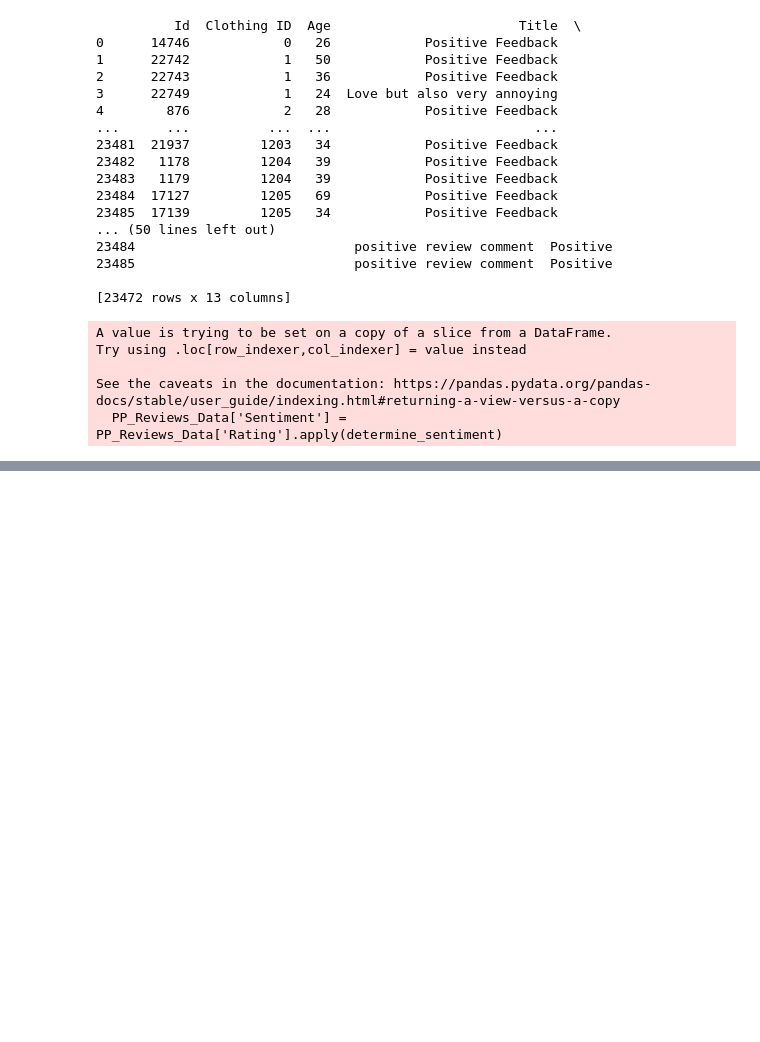
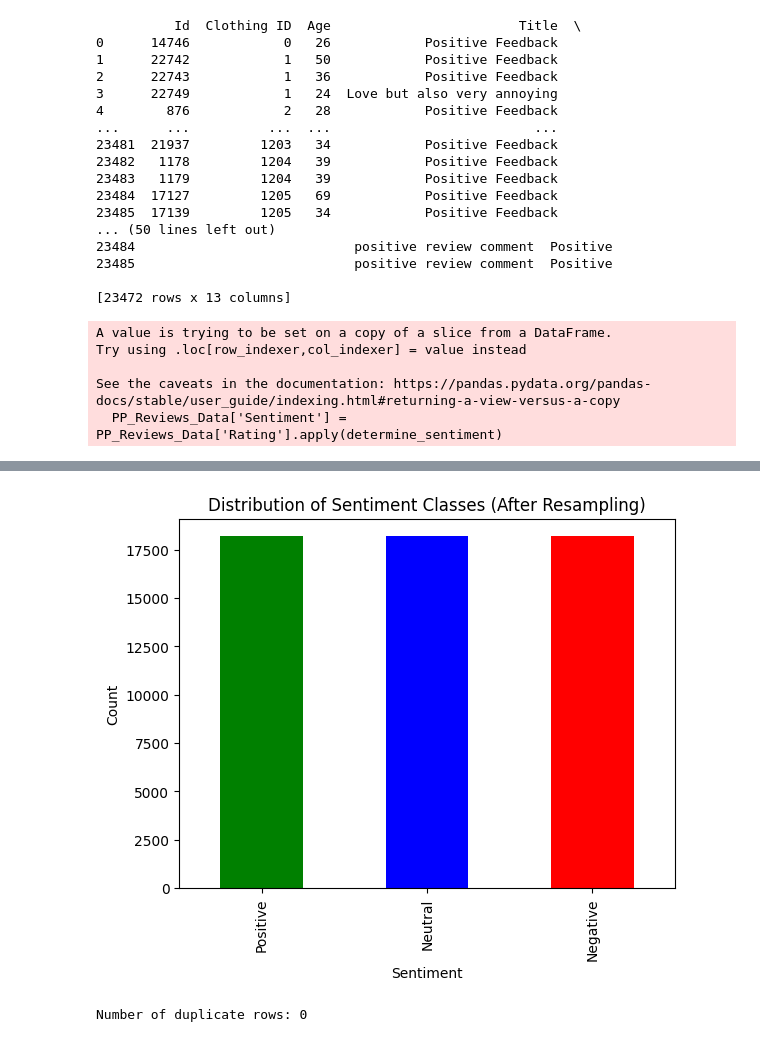
Before and after one commit to Prasanna3528/SentimentAnalysis_Project, a Jupyter notebook: Project_Code_22083075.ipynb, the cells around one changed output, grey strips where cells are left out. Saved outputs shown, nothing was run; the diff lists cells and outputs as text; code cells hidden in the pictures; blank space fills up the shorter version.

```diff
--- a/Project_Code_22083075.ipynb
+++ b/Project_Code_22083075.ipynb
@@ -232,0 +249,30 @@ See the caveats in the documentation: https://pandas.pydata.org/pandas-docs/stab
+# %%
+from sklearn.utils import resample
+
+positive = PP_Reviews_Data[PP_Reviews_Data['Sentiment'] == 'Positive']
+neutral = PP_Reviews_Data[PP_Reviews_Data['Sentiment'] == 'Neutral']
+negative = PP_Reviews_Data[PP_Reviews_Data['Sentiment'] == 'Negative']
+
+
+negative_upsampled = resample(negative, replace=True, n_samples=len(positive), random_state=3075)
+neutral_upsampled = resample(neutral, replace=True, n_samples=len(positive), random_state=3075)
+
+
+balanced_data = pd.concat([positive, neutral_upsampled, negative_upsampled])
+# %%
+import matplotlib.pyplot as plt
+
+balanced_data['Sentiment'].value_counts().plot(kind='bar', color=['green', 'blue', 'red'])
+plt.title('Distribution of Sentiment Classes (After Resampling)')
+plt.xlabel('Sentiment')
+plt.ylabel('Count')
+plt.show()
+# %% [output]
+[figure, added]
+# %%
+
+print(f"Number of duplicate rows: {PP_Reviews_Data.duplicated().sum()}")
+
+PP_Reviews_Data = PP_Reviews_Data.drop_duplicates()
+# %% [output]
+Number of duplicate rows: 0
```
Also changed, not shown: parts of 17 cells of this notebook.
